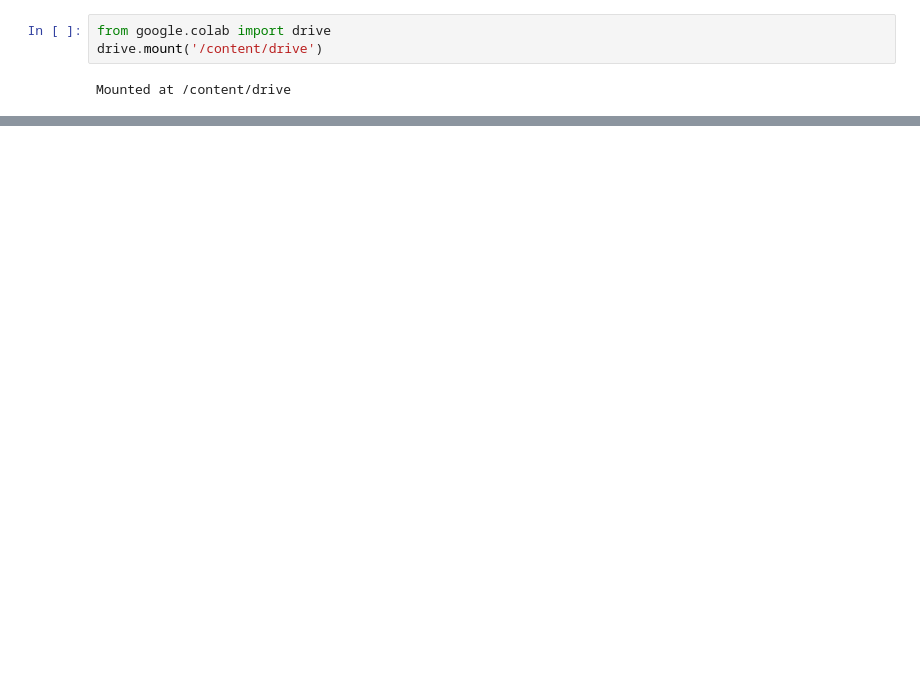
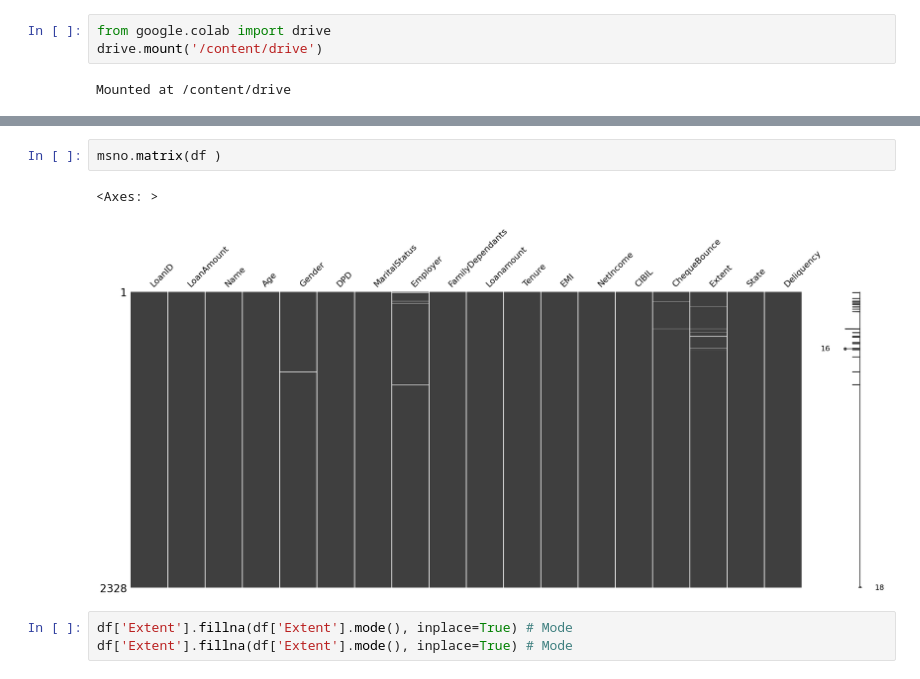
Before and after one commit to glennamaria/Projects, a Jupyter notebook: Loanprediction.ipynb, the cells around one changed output, grey strips where cells are left out. Cells and saved outputs as stored; diff of their text form; blank space fills up the shorter version.

```diff
--- a/Loanprediction.ipynb
+++ b/Loanprediction.ipynb
@@ -144,0 +184,8 @@ print(duplicate_rows)
+# %%
+msno.matrix(df )
+# %% [output]
+<Axes: >
+[figure, added]
+# %%
+df['Extent'].fillna(df['Extent'].mode(), inplace=True) # Mode
+df['Extent'].fillna(df['Extent'].mode(), inplace=True) # Mode
```
Also changed, not shown: parts of 28 cells of this notebook.
